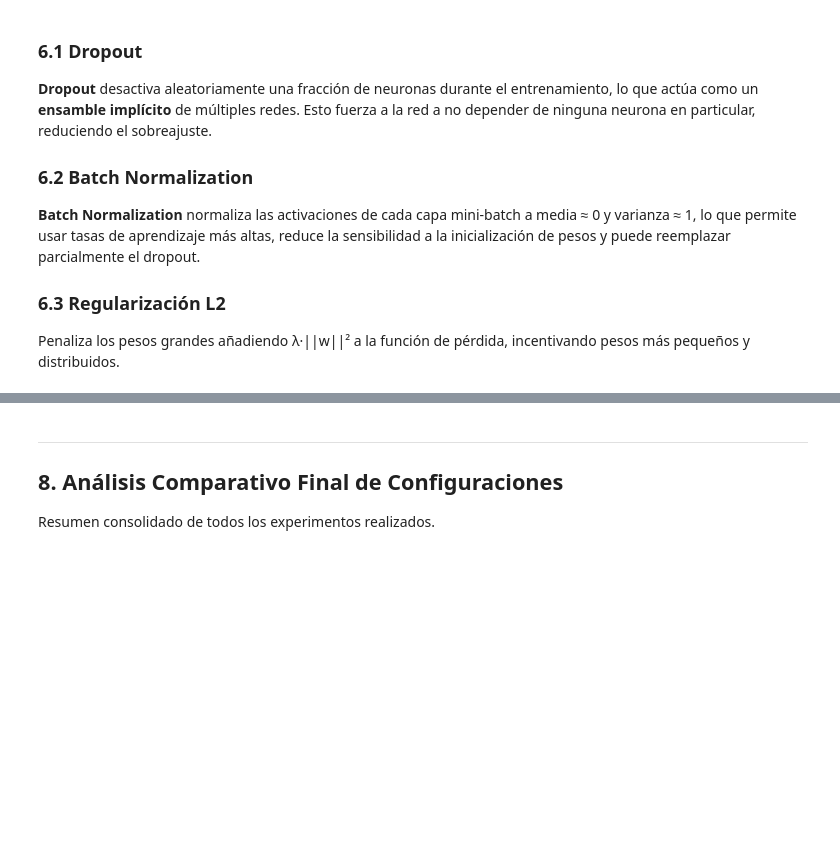
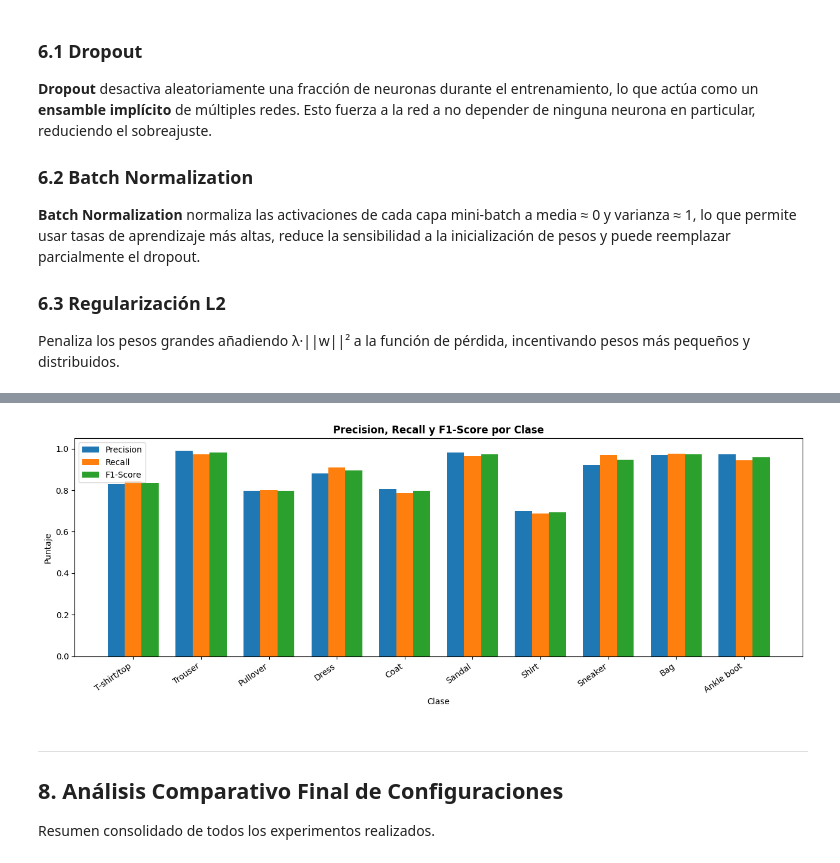
Before and after one commit to pancrasio0/Ev1_deeplearning, a Jupyter notebook: DLY0100_Evaluacion_Parcial1_FashionMNIST.ipynb, the cells around one changed output, grey strips where cells are left out. Saved outputs shown, nothing was run; the diff lists cells and outputs as text; code cells hidden in the pictures; blank space fills up the shorter version.

```diff
--- a/DLY0100_Evaluacion_Parcial1_FashionMNIST.ipynb
+++ b/DLY0100_Evaluacion_Parcial1_FashionMNIST.ipynb
@@ -555,17 +708,16 @@ A partir de los experimentos anteriores, se selecciona la configuración con mej
 - **Loss**: Sparse Categorical Crossentropy
 # %%
-# ── Entrenamiento del modelo final ────────────────────────────────────────────
-print(' Entrenando modelo final optimizado...')
+# Entrenamiento del modelo final
 model_final = build_mlp(
     hidden_units=(256, 128, 64),
     activation='relu',
     dropout_rate=0.3,
     use_batch_norm=True,
-    learning_rate=1e-3
+    learning_rate=0.0001
 )
 model_final.summary()
 
 history_final = train_model(
     model_final, X_train, y_train_f, X_val, y_val,
-    epochs=50, batch_size=64
+    epochs=50, batch_size=32
 )
@@ -617,24 +816,39 @@ print('    lo cual es esperable dado su similitud visual.')
 # %%
-# ── Métricas por clase — gráfico de barras ───────────────────────────────────
+# Métricas por clase — gráfico de barras
 report_dict = {}
 for i, cls in enumerate(CLASS_NAMES):
     mask = y_test == i
     report_dict[cls] = {
         'Precision': precision_score(y_test == i, y_pred_final == i, zero_division=0),
         'Recall'   : recall_score(   y_test == i, y_pred_final == i, zero_division=0),
         'F1-Score' : f1_score(       y_test == i, y_pred_final == i, zero_division=0),
     }
 
-df_per_class = pd.DataFrame(report_dict).T
+labels = list(report_dict.keys())
+precision_vals = [report_dict[cls]['Precision'] for cls in labels]
+recall_vals    = [report_dict[cls]['Recall'] for cls in labels]
+f1_vals        = [report_dict[cls]['F1-Score'] for cls in labels]
 
-ax = df_per_class.plot(kind='bar', figsize=(13, 5), color=['#3182ce','#38a169','#e07b39'],
-                       edgecolor='white', width=0.7)
-ax.set_title('Precision, Recall y F1-Score por Clase', fontweight='bold')
-ax.set_xlabel('Clase'); ax.set_ylabel('Puntaje')
-ax.set_ylim(0, 1.05); ax.legend()
-plt.xticks(rotation=35, ha='right'); plt.tight_layout(); plt.show()
+x = range(len(labels))
+width = 0.25
 
-print('\n── Métricas por clase ──')
+plt.figure(figsize=(13,5))
+
+plt.bar([i - width for i in x], precision_vals, width=width, label='Precision')
+plt.bar(x, recall_vals, width=width, label='Recall')
+plt.bar([i + width for i in x], f1_vals, width=width, label='F1-Score')
+
+plt.title('Precision, Recall y F1-Score por Clase', fontweight='bold')
+plt.xlabel('Clase')
+plt.ylabel('Puntaje')
+plt.ylim(0, 1.05)
+plt.xticks(x, labels, rotation=35, ha='right')
+plt.legend()
+
+plt.tight_layout()
+plt.show()
+# %% [output]
+[figure, added]
 # %% [markdown]
 ---
 ## 8.  Análisis Comparativo Final de Configuraciones
```
Also changed, not shown: parts of 20 cells of this notebook.
